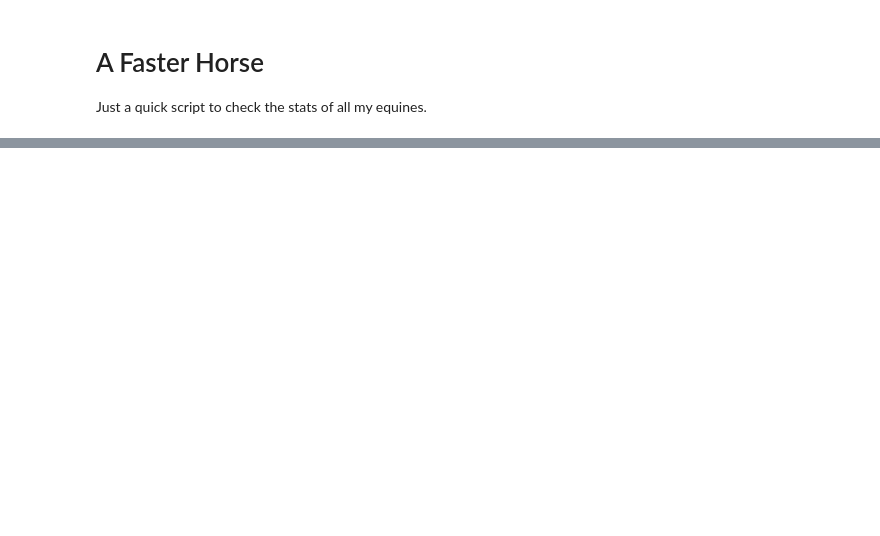
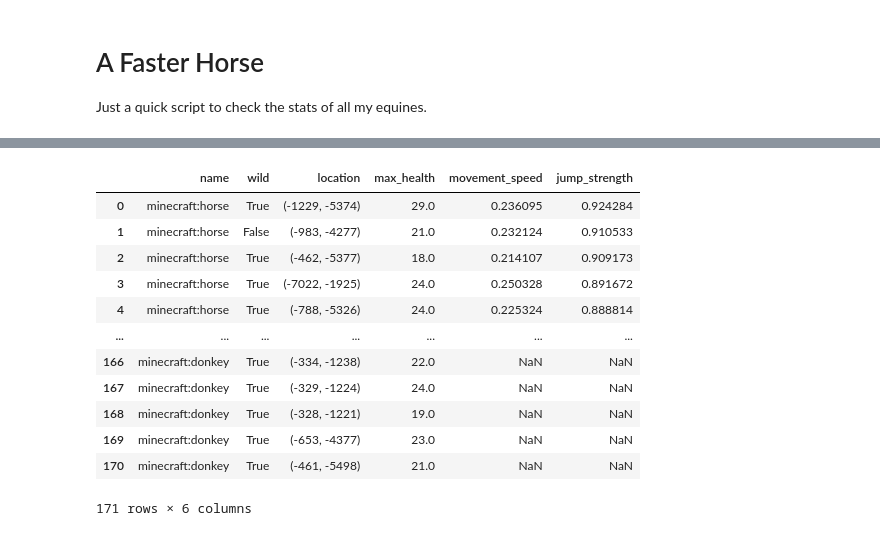
Before and after one commit to OpenBagTwo/AngerLocalBeehive, a Jupyter notebook: notebooks/A Faster Horse.ipynb, the cells around one changed output, grey strips where cells are left out. Saved outputs shown, nothing was run; the diff lists cells and outputs as text; code cells hidden in the pictures; blank space fills up the shorter version.

```diff
--- a/notebooks/A Faster Horse.ipynb
+++ b/notebooks/A Faster Horse.ipynb
@@ -116,0 +146,16 @@ Yeah, so Muleoo wasn't quite the hooning champ I was hoping for. But WOW I need
+# %%
+horse_dataframe.sort_values("jump_strength", ascending=False).reset_index(drop=True)
+# %% [output]
+|  | name | wild | location | max_health | movement_speed | jump_strength |
+| 0 | minecraft:horse | True | (-1229, -5374) | 29.0 | 0.236095 | 0.924284 |
+| 1 | minecraft:horse | False | (-983, -4277) | 21.0 | 0.232124 | 0.910533 |
+| 2 | minecraft:horse | True | (-462, -5377) | 18.0 | 0.214107 | 0.909173 |
+| 3 | minecraft:horse | True | (-7022, -1925) | 24.0 | 0.250328 | 0.891672 |
+| 4 | minecraft:horse | True | (-788, -5326) | 24.0 | 0.225324 | 0.888814 |
+| ... | ... | ... | ... | ... | ... | ... |
+| 166 | minecraft:donkey | True | (-334, -1238) | 22.0 | NaN | NaN |
+| 167 | minecraft:donkey | True | (-329, -1224) | 24.0 | NaN | NaN |
+| 168 | minecraft:donkey | True | (-328, -1221) | 19.0 | NaN | NaN |
+| 169 | minecraft:donkey | True | (-653, -4377) | 23.0 | NaN | NaN |
+| 170 | minecraft:donkey | True | (-461, -5498) | 21.0 | NaN | NaN |
+171 rows × 6 columns
```
Also changed, not shown: parts of 9 cells of this notebook.
